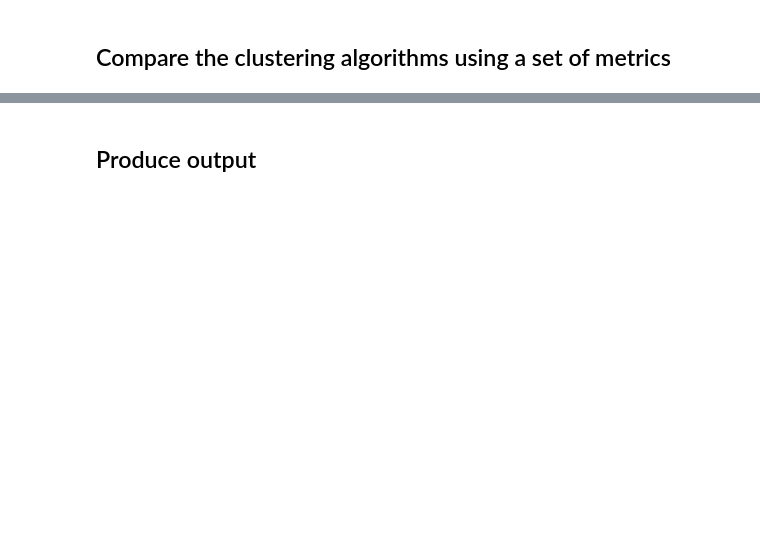
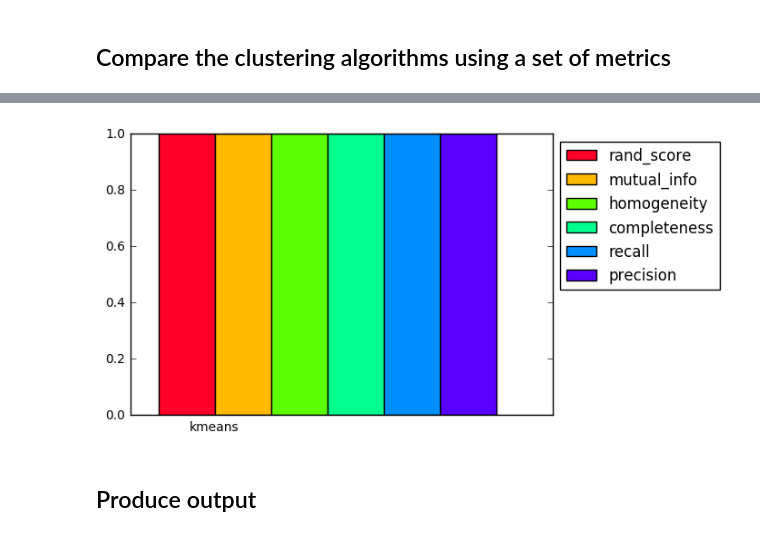
Before and after one commit to nlesc-sherlock/cluster-analysis, a Jupyter notebook: clustit/Clustering_Pentax.ipynb, the cells around one changed output, grey strips where cells are left out. Saved outputs shown, nothing was run; the diff lists cells and outputs as text; code cells hidden in the pictures; blank space fills up the shorter version.

```diff
--- a/clustit/Clustering_Pentax.ipynb
+++ b/clustit/Clustering_Pentax.ipynb
@@ -297,3 +301,13 @@ plot_results(algorithms, metric, results)
+# %%
+# Clustering after embedding
+
+embed_algorithms = ['kmeans']
+embed_labels = [labels_embedded_kmeans]
+
+results = compute_metrics(embed_algorithms, embed_labels, metric)
+plot_results(embed_algorithms, metric, results)
+# %% [output]
+[figure, added]
 # %% [markdown]
 ## Produce output
 # %%
```
Also changed, not shown: parts of 3 cells of this notebook, 2 other files.
